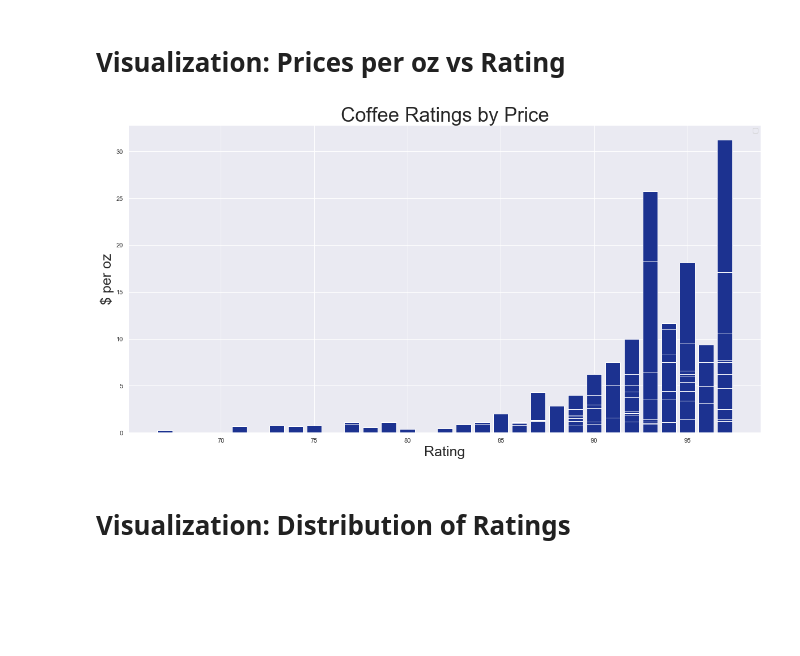
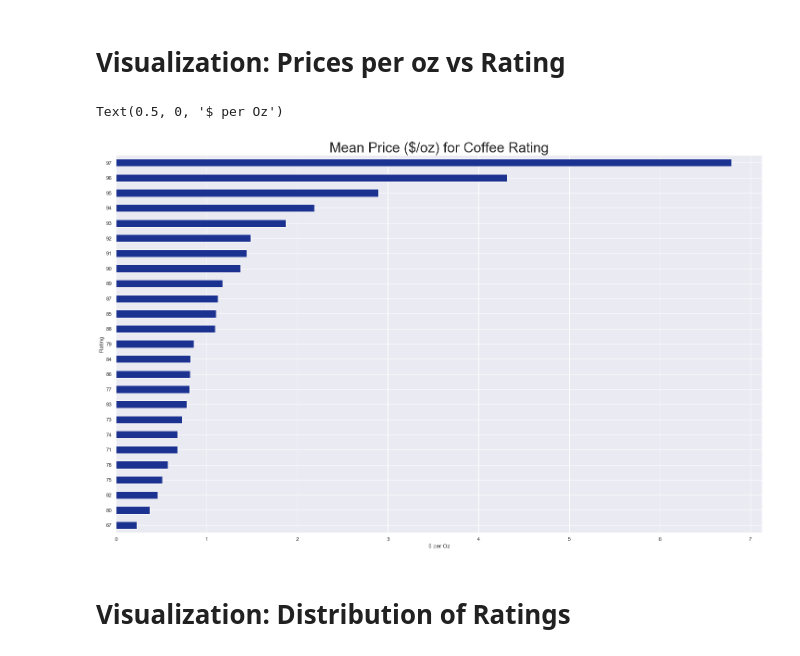
Before and after one commit to AnnikaNoren/dsc-capstone-project-v2-online-ds-pt-071519, a Jupyter notebook: visualizing_coffee_reviews.ipynb, the cells around one changed output. Saved outputs shown, nothing was run; the diff lists cells and outputs as text; code cells hidden in the pictures; blank space fills up the shorter version.

```diff
--- a/visualizing_coffee_reviews.ipynb
+++ b/visualizing_coffee_reviews.ipynb
@@ -85,20 +85,25 @@ df.head()
 # https://towardsdatascience.com/a-complete-guide-to-an-interactive-geographical-map-using-python-f4c5197e23e0
 # %% [markdown]
 # Visualization: Prices per oz vs Rating
+# %%
+df.groupby(['Rating'])['Prices Per Oz'].mean().sort_values().plot(kind='barh', figsize=(25,15), color = '#1c3290')
+plt.title('Mean Price ($/oz) for Coffee Rating', fontsize=30)
+plt.xlabel("$ per Oz")
+# %% [output]
+Text(0.5, 0, '$ per Oz')
+[figure, added]
 # %%
-# The scale on the y-axis is funky!!!
+# This is wrong, this is not mean price, but cumulative
 
 
-x = df['Rating']
-y = df['Prices Per Oz']
-fig = plt.figure(figsize=(20,10))
+# x = df['Rating']
+# y = df['Prices Per Oz']
+# fig = plt.figure(figsize=(20,10))
 
-plt.bar(x,y, color = '#1c3290', label = "")
-plt.xlabel("Rating", fontsize =25)
-plt.ylabel("$ per oz", fontsize = 25)
-plt.title("Coffee Ratings by Price", fontsize =35)
-plt.legend("")
-plt.show()
+# plt.bar(x,y, color = '#1c3290', label = "")
+# plt.xlabel("Rating", fontsize =25)
+# plt.ylabel("$ per oz", fontsize = 25)
+# plt.title("Coffee Ratings by Price", fontsize =35)
+# plt.legend("")
+# plt.show()
-# %% [output]
-[figure, removed]
 # %%
```
Also changed, not shown: parts of 4 cells of this notebook, 1 other file.
